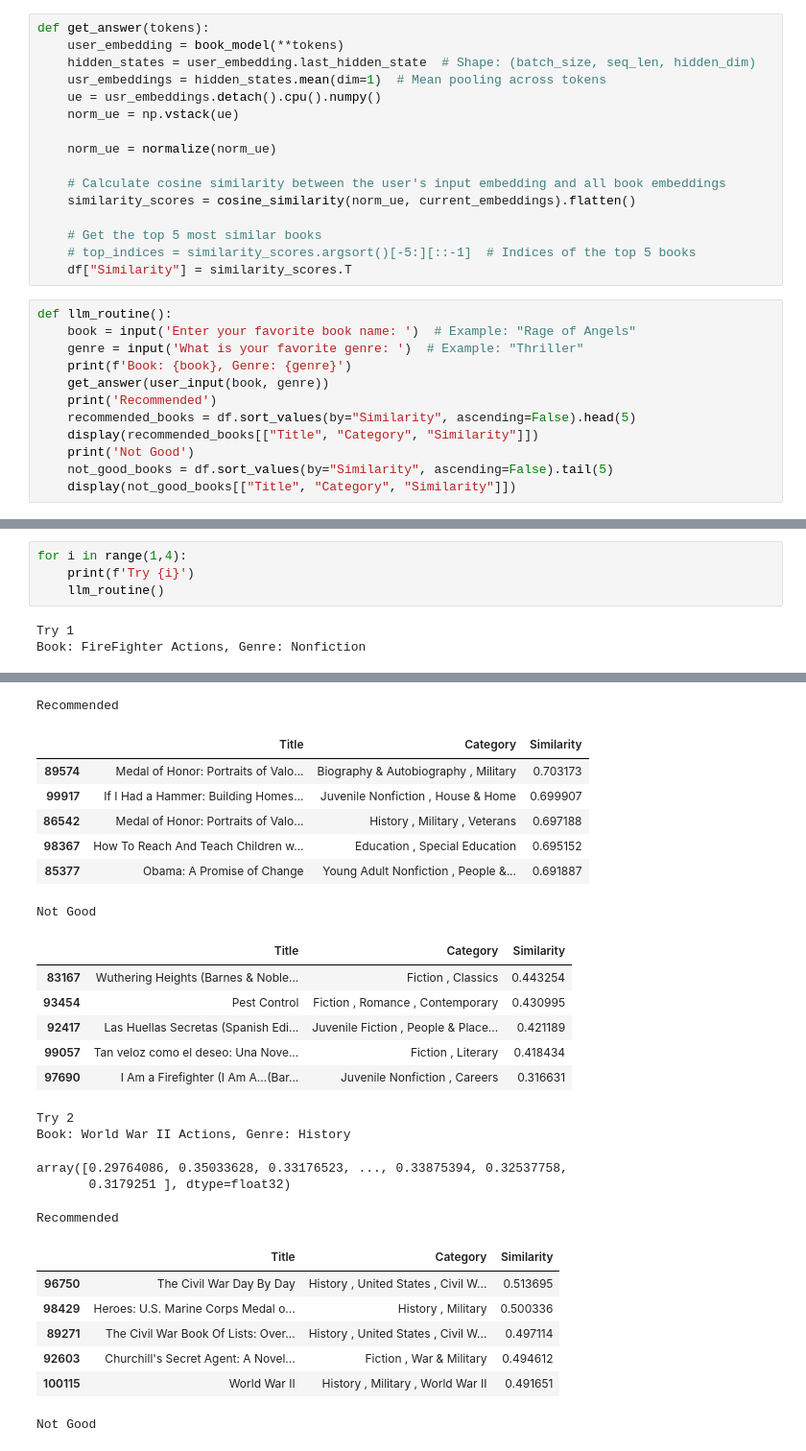
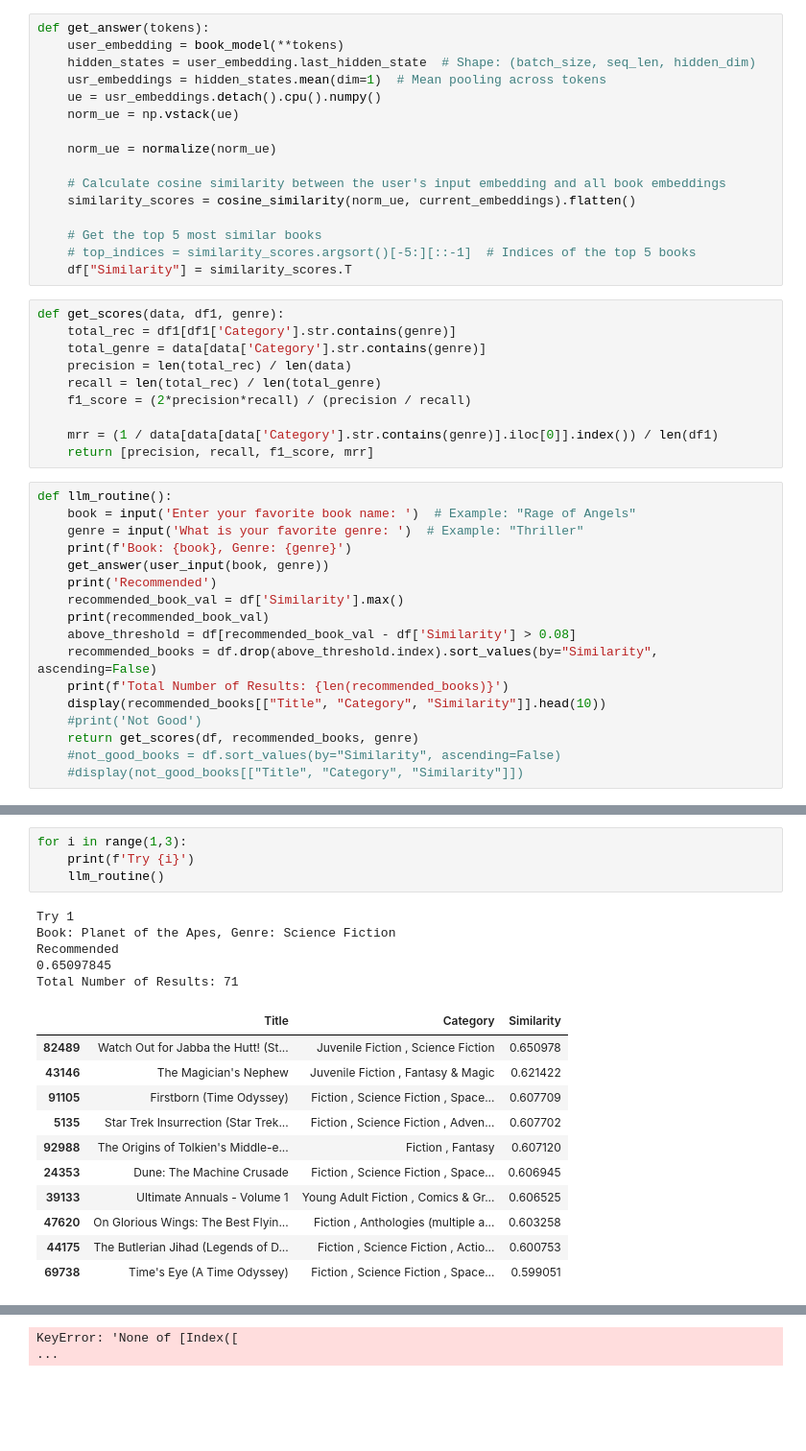
Before and after one commit to rainyday21/Book-Recommender-System-CS-5660-Final, a Jupyter notebook: CS5660_final_copy.ipynb, the cells around one changed output, grey strips where cells are left out. Shown: that part at 96% size. Saved outputs shown, nothing was run; the diff lists cells and outputs as text; blank space fills up the shorter version.

```diff
--- a/CS5660_final_copy.ipynb
+++ b/CS5660_final_copy.ipynb
@@ -247,6 +283,16 @@ def get_answer(tokens):
     # Get the top 5 most similar books
     # top_indices = similarity_scores.argsort()[-5:][::-1]  # Indices of the top 5 books
     df["Similarity"] = similarity_scores.T
+# %%
+def get_scores(data, df1, genre):
+    total_rec = df1[df1['Category'].str.contains(genre)]
+    total_genre = data[data['Category'].str.contains(genre)]
+    precision = len(total_rec) / len(data)
+    recall = len(total_rec) / len(total_genre)
+    f1_score = (2*precision*recall) / (precision / recall)
+
+    mrr = (1 / data[data[data['Category'].str.contains(genre)].iloc[0]].index()) / len(df1)
+    return [precision, recall, f1_score, mrr]
 # %%
 def llm_routine():
     book = input('Enter your favorite book name: ')  # Example: "Rage of Angels"
@@ -254,8 +300,13 @@ def llm_routine():
     print(f'Book: {book}, Genre: {genre}')
     get_answer(user_input(book, genre))
     print('Recommended')
-    recommended_books = df.sort_values(by="Similarity", ascending=False).head(5)
-    display(recommended_books[["Title", "Category", "Similarity"]])
-    print('Not Good')
-    not_good_books = df.sort_values(by="Similarity", ascending=False).tail(5)
-    display(not_good_books[["Title", "Category", "Similarity"]])
+    recommended_book_val = df['Similarity'].max()
+    print(recommended_book_val)
+    above_threshold = df[recommended_book_val - df['Similarity'] > 0.08]
+    recommended_books = df.drop(above_threshold.index).sort_values(by="Similarity", ascending=False)
+    print(f'Total Number of Results: {len(recommended_books)}')
+    display(recommended_books[["Title", "Category", "Similarity"]].head(10))
+    #print('Not Good')
+    return get_scores(df, recommended_books, genre)
+    #not_good_books = df.sort_values(by="Similarity", ascending=False)
+    #display(not_good_books[["Title", "Category", "Similarity"]])
@@ -262,7 +327,21 @@ def llm_routine():
 # %%
-for i in range(1,4):
+for i in range(1,3):
     print(f'Try {i}')
     llm_routine()
 # %% [output]
 Try 1
-Book: FireFighter Actions, Genre: Nonfiction
+Book: Planet of the Apes, Genre: Science Fiction
+Recommended
+0.65097845
+Total Number of Results: 71
+|  | Title | Category | Similarity |
+| 82489 | Watch Out for Jabba the Hutt! (St... | Juvenile Fiction , Science Fiction | 0.650978 |
+| 43146 | The Magician's Nephew | Juvenile Fiction , Fantasy & Magic | 0.621422 |
+| 91105 | Firstborn (Time Odyssey) | Fiction , Science Fiction , Space... | 0.607709 |
+| 5135 | Star Trek Insurrection (Star Trek... | Fiction , Science Fiction , Adven... | 0.607702 |
+| 92988 | The Origins of Tolkien's Middle-e... | Fiction , Fantasy | 0.607120 |
+| 24353 | Dune: The Machine Crusade | Fiction , Science Fiction , Space... | 0.606945 |
+| 39133 | Ultimate Annuals - Volume 1 | Young Adult Fiction , Comics & Gr... | 0.606525 |
+| 47620 | On Glorious Wings: The Best Flyin... | Fiction , Anthologies (multiple a... | 0.603258 |
+| 44175 | The Butlerian Jihad (Legends of D... | Fiction , Science Fiction , Actio... | 0.600753 |
+| 69738 | Time's Eye (A Time Odyssey) | Fiction , Science Fiction , Space... | 0.599051 |
@@ -271,26 +364 @@ array([0.6197225 , 0.6090456 , 0.5841074 , ..., 0.5153506 , 0.617789  ,
-Recommended
+KeyError: 'None of [Index([                                                                                                                                                                              ...
-|  | Title | Category | Similarity |
-| 89574 | Medal of Honor: Portraits of Valo... | Biography & Autobiography , Military | 0.703173 |
-| 99917 | If I Had a Hammer: Building Homes... | Juvenile Nonfiction , House & Home | 0.699907 |
-| 86542 | Medal of Honor: Portraits of Valo... | History , Military , Veterans | 0.697188 |
-| 98367 | How To Reach And Teach Children w... | Education , Special Education | 0.695152 |
-| 85377 | Obama: A Promise of Change | Young Adult Nonfiction , People &... | 0.691887 |
-Not Good
-|  | Title | Category | Similarity |
-| 83167 | Wuthering Heights (Barnes & Noble... | Fiction , Classics | 0.443254 |
-| 93454 | Pest Control | Fiction , Romance , Contemporary | 0.430995 |
-| 92417 | Las Huellas Secretas (Spanish Edi... | Juvenile Fiction , People & Place... | 0.421189 |
-| 99057 | Tan veloz como el deseo: Una Nove... | Fiction , Literary | 0.418434 |
-| 97690 | I Am a Firefighter (I Am A...(Bar... | Juvenile Nonfiction , Careers | 0.316631 |
-Try 2
-Book: World War II Actions, Genre: History
-array([0.29764086, 0.35033628, 0.33176523, ..., 0.33875394, 0.32537758,
-       0.3179251 ], dtype=float32)
-Recommended
-|  | Title | Category | Similarity |
-| 96750 | The Civil War Day By Day | History , United States , Civil W... | 0.513695 |
-| 98429 | Heroes: U.S. Marine Corps Medal o... | History , Military | 0.500336 |
-| 89271 | The Civil War Book Of Lists: Over... | History , United States , Civil W... | 0.497114 |
-| 92603 | Churchill's Secret Agent: A Novel... | Fiction , War & Military | 0.494612 |
-| 100115 | World War II | History , Military , World War II | 0.491651 |
-Not Good
```
Also changed, not shown: parts of 9 cells of this notebook.
